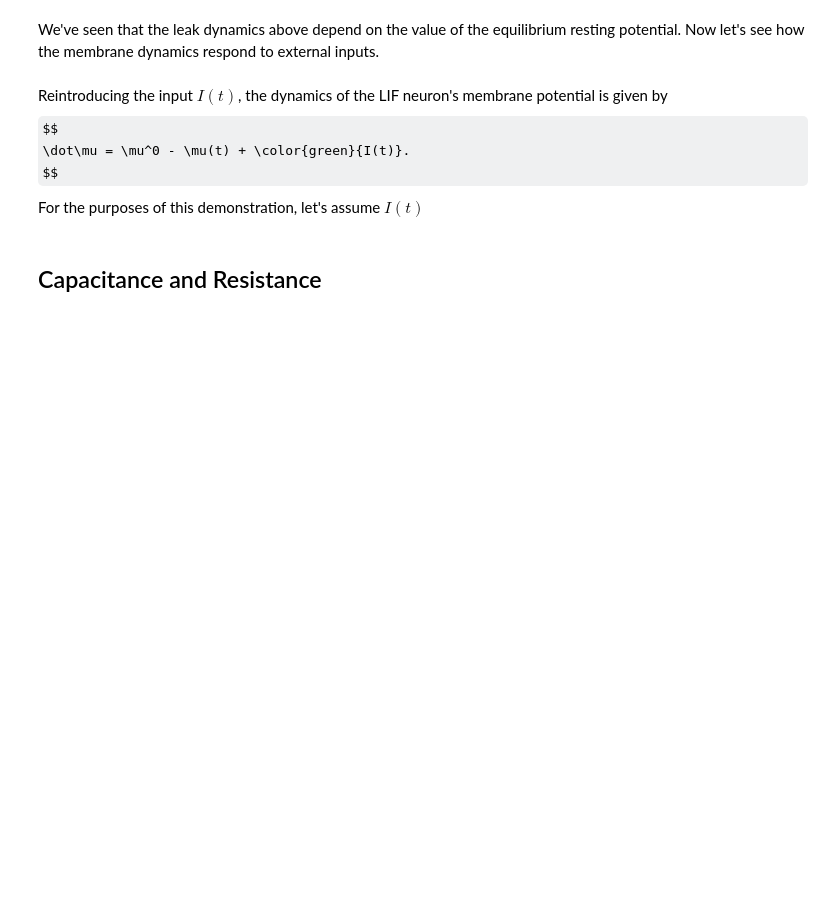
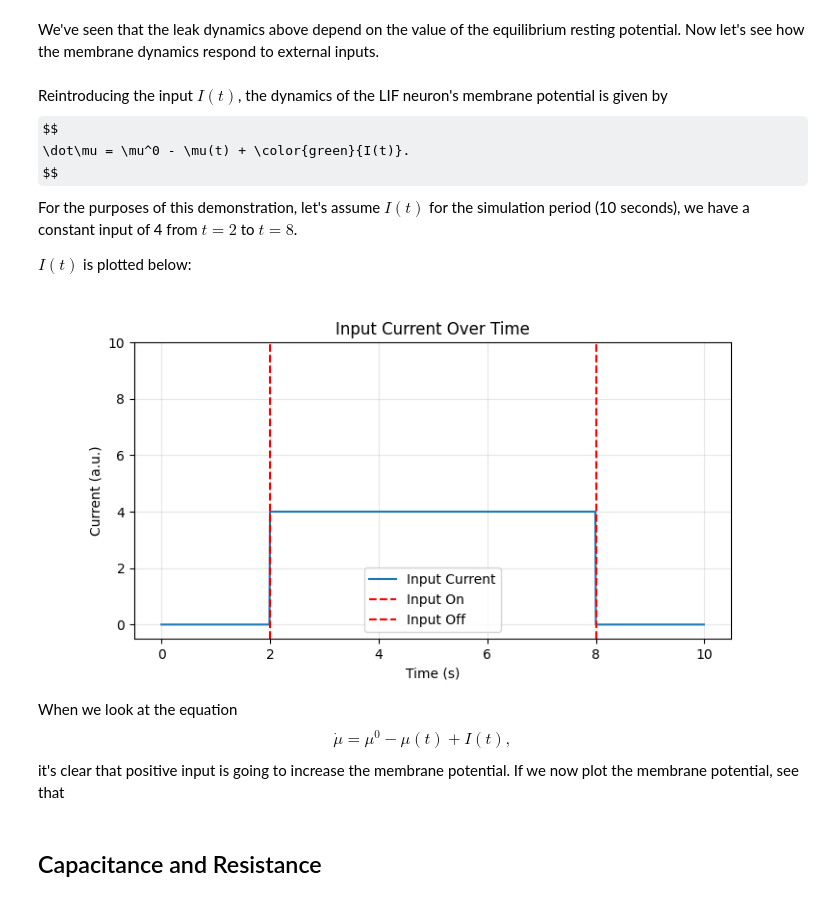
Before and after one commit to cory-wu/CCN-demos, a Jupyter notebook: Ch2/LIF.ipynb, the cells around one changed output. Saved outputs shown, nothing was run; the diff lists cells and outputs as text; code cells hidden in the pictures; some formulas as TeX source; blank space fills up the shorter version.

```diff
--- a/Ch2/LIF.ipynb
+++ b/Ch2/LIF.ipynb
@@ -170,6 +171,31 @@ Reintroducing the input $I(t)$, the dynamics of the LIF neuron's membrane potent
 $$
 \dot\mu = \mu^0 - \mu(t) + \color{green}{I(t)}.
 $$
-For the purposes of this demonstration, let's assume $I(t)$
+For the purposes of this demonstration, let's assume $I(t)$ for the simulation period (10 seconds), we have a constant input of 4 from $t = 2$ to $t = 8$.
+
+$I(t)$ is plotted below:
+# %%
+# Define Input Current
+
+I = np.zeros(step_end)
+I[200:800] = 4.0 # input = 4 from 2 s to 8 s
+
+# Plot
+fig, ax = plt.subplots(figsize=(8, 4))
+ax.plot(np.arange(0, t_max, dt), I, label="Input Current")
+ax.set_xlabel("Time (s)"); ax.set_ylabel("Current (a.u.)")
+ax.set_title("Input Current Over Time")
+ax.axvline(x=2, color="r", ls="--", label="Input On")
+ax.axvline(x=8, color="r", ls="--", label="Input Off")
+ax.set_ylim(-0.5,10); ax.legend(); ax.grid(alpha=0.3)
+plt.show()
+# %% [output]
+[figure, added]
+# %% [markdown]
+When we look at the equation
+$$
+\dot\mu = \mu^0 - \mu(t) + I(t),
+$$
+it's clear that positive input is going to increase the membrane potential. If we now plot the membrane potential, see that
 # %% [markdown]
 ## Capacitance and Resistance
```
Also changed, not shown: parts of 2 cells of this notebook, 1 other file.
